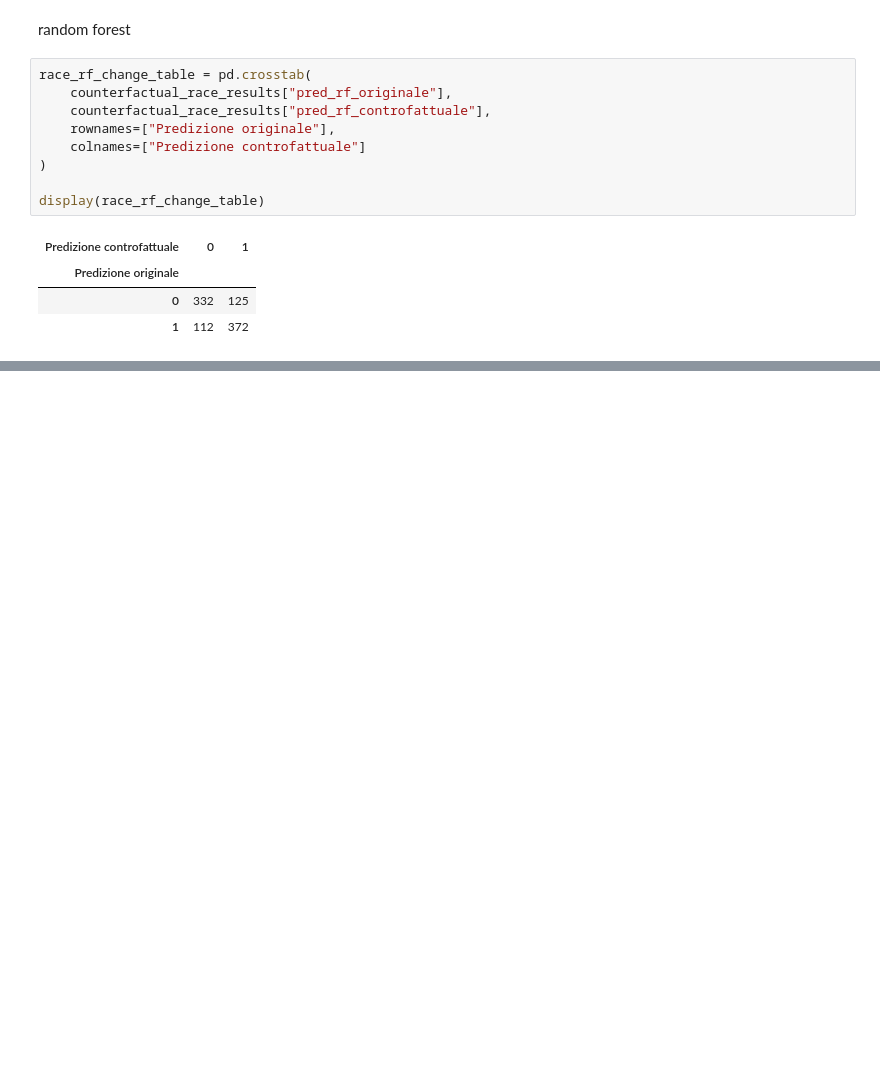
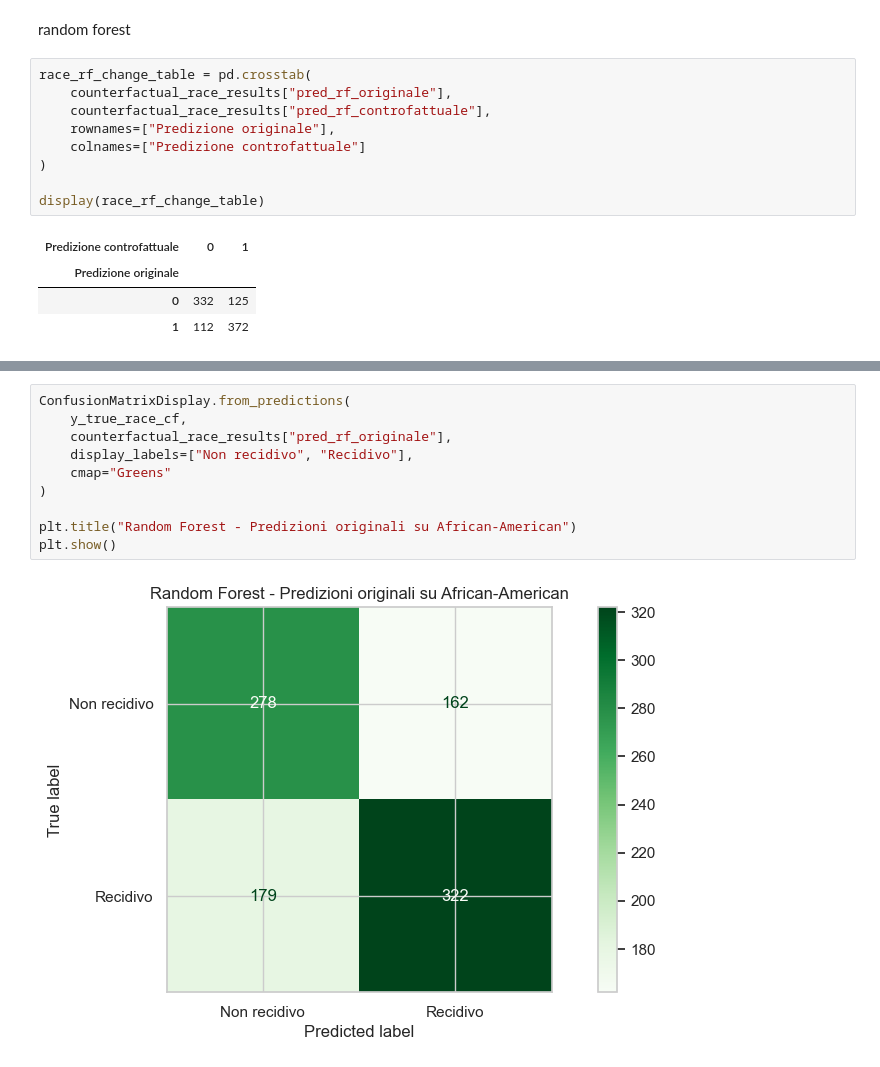
Before and after one commit to anna8987/tesi-COMPAS, a Jupyter notebook: tesiCOMPAS.ipynb, the cells around one changed output, grey strips where cells are left out. Cells and saved outputs as stored; diff of their text form; blank space fills up the shorter version.

```diff
--- a/tesiCOMPAS.ipynb
+++ b/tesiCOMPAS.ipynb
@@ -2243,0 +2328,12 @@ display(race_rf_change_table)
+# %%
+ConfusionMatrixDisplay.from_predictions(
+    y_true_race_cf,
+    counterfactual_race_results["pred_rf_originale"],
+    display_labels=["Non recidivo", "Recidivo"],
+    cmap="Greens"
+)
+
+plt.title("Random Forest - Predizioni originali su African-American")
+plt.show()
+# %% [output]
+[figure, added]
```
Also changed, not shown: parts of 7 cells of this notebook.
